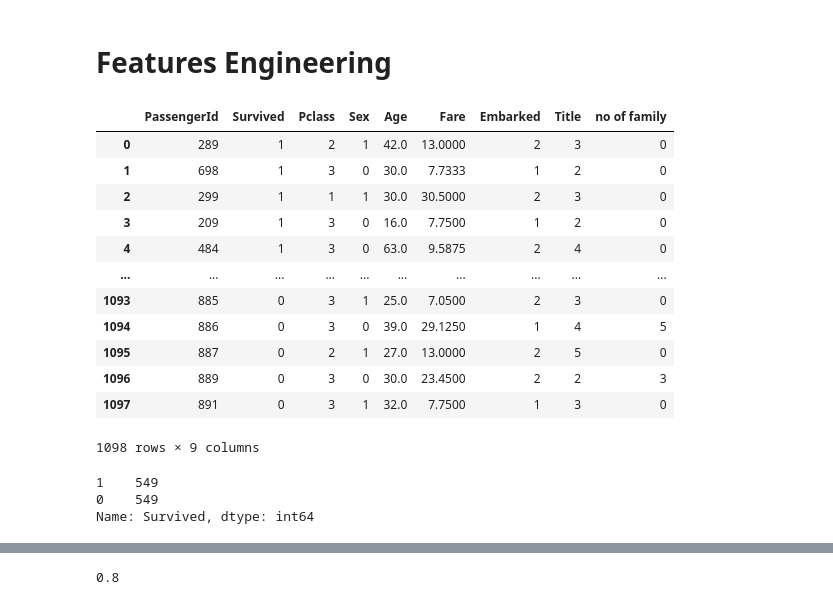
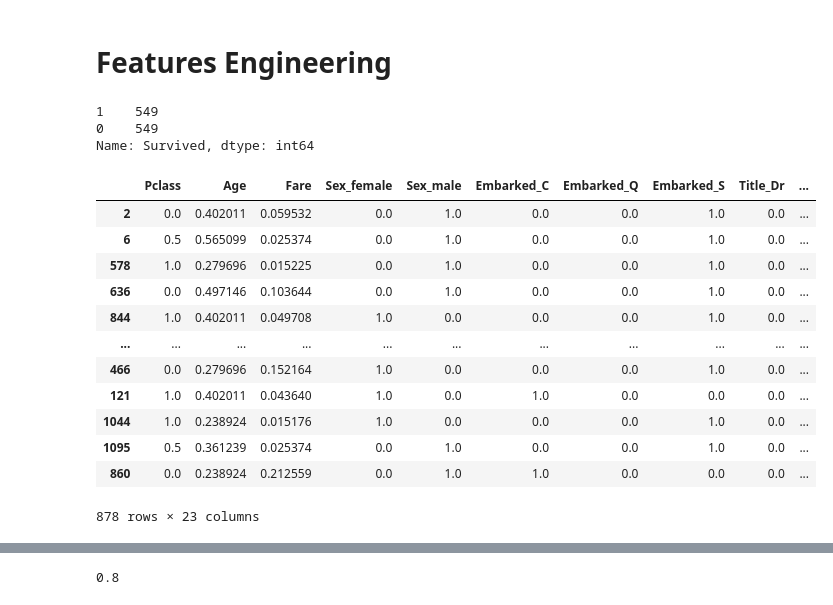
Before and after one commit to kazeemolaitanmusbau/Postgresql-Works, a Jupyter notebook: Untitled2.ipynb, the cells around one changed output, grey strips where cells are left out. Cells and saved outputs as stored; diff of their text form; code cells hidden in the pictures.

```diff
--- a/Untitled2.ipynb
+++ b/Untitled2.ipynb
@@ -321,19 +311,7 @@ train_data["Title"]=le.fit_transform(train_data.Title)
 # %%
-train_data
+train_data=pd.get_dummies(data=train_data, columns=['Sex', "Embarked", "Title", "no of family"])
-# %% [output]
-|  | PassengerId | Survived | Pclass | Sex | Age | Fare | Embarked | Title | no of family |
-| 0 | 289 | 1 | 2 | 1 | 42.0 | 13.0000 | 2 | 3 | 0 |
-| 1 | 698 | 1 | 3 | 0 | 30.0 | 7.7333 | 1 | 2 | 0 |
-| 2 | 299 | 1 | 1 | 1 | 30.0 | 30.5000 | 2 | 3 | 0 |
-| 3 | 209 | 1 | 3 | 0 | 16.0 | 7.7500 | 1 | 2 | 0 |
-| 4 | 484 | 1 | 3 | 0 | 63.0 | 9.5875 | 2 | 4 | 0 |
-| ... | ... | ... | ... | ... | ... | ... | ... | ... | ... |
-| 1093 | 885 | 0 | 3 | 1 | 25.0 | 7.0500 | 2 | 3 | 0 |
-| 1094 | 886 | 0 | 3 | 0 | 39.0 | 29.1250 | 1 | 4 | 5 |
-| 1095 | 887 | 0 | 2 | 1 | 27.0 | 13.0000 | 2 | 5 | 0 |
-| 1096 | 889 | 0 | 3 | 0 | 30.0 | 23.4500 | 2 | 2 | 3 |
-| 1097 | 891 | 0 | 3 | 1 | 32.0 | 7.7500 | 1 | 3 | 0 |
-1098 rows × 9 columns
+# %%
+PassengerId=train_data.pop("PassengerId")
 # %%
 #train_2=pd.get_dummies(train_data, columns=["Embarked", "Title", "Sex"])
 #test_2=pd.get_dummies(test_2, columns=["Embarked", "Title", "Sex"])
@@ -356,4 +334,25 @@ X_=X.drop(columns=["PassengerId"])
 # X_ = mm.fit_transform(X_)
 # %%
 from sklearn.model_selection import train_test_split
-x_train, x_val, y_train, y_val = train_test_split(X_, y, test_size=0.2, random_state=42)
+x_train, x_val, y_train, y_val = train_test_split(X, y, test_size=0.2, random_state=42)
+# %%
+max_ = x_train.max(axis=0)
+min_ = x_train.min(axis=0)
+x_train = (x_train - min_) / (max_ - min_)
+x_val = (x_val - min_) / (max_ - min_)
+# %%
+x_train
+# %% [output]
+|  | Pclass | Age | Fare | Sex_female | Sex_male | Embarked_C | Embarked_Q | Embarked_S | Title_Dr | ... |
+| 2 | 0.0 | 0.402011 | 0.059532 | 0.0 | 1.0 | 0.0 | 0.0 | 1.0 | 0.0 | ... |
+| 6 | 0.5 | 0.565099 | 0.025374 | 0.0 | 1.0 | 0.0 | 0.0 | 1.0 | 0.0 | ... |
+| 578 | 1.0 | 0.279696 | 0.015225 | 0.0 | 1.0 | 0.0 | 0.0 | 1.0 | 0.0 | ... |
+| 636 | 0.0 | 0.497146 | 0.103644 | 0.0 | 1.0 | 0.0 | 0.0 | 1.0 | 0.0 | ... |
+| 844 | 1.0 | 0.402011 | 0.049708 | 1.0 | 0.0 | 0.0 | 0.0 | 1.0 | 0.0 | ... |
+| ... | ... | ... | ... | ... | ... | ... | ... | ... | ... | ... |
+| 466 | 0.0 | 0.279696 | 0.152164 | 1.0 | 0.0 | 0.0 | 0.0 | 1.0 | 0.0 | ... |
+| 121 | 1.0 | 0.402011 | 0.043640 | 1.0 | 0.0 | 1.0 | 0.0 | 0.0 | 0.0 | ... |
+| 1044 | 1.0 | 0.238924 | 0.015176 | 1.0 | 0.0 | 0.0 | 0.0 | 1.0 | 0.0 | ... |
+| 1095 | 0.5 | 0.361239 | 0.025374 | 0.0 | 1.0 | 0.0 | 0.0 | 1.0 | 0.0 | ... |
+| 860 | 0.0 | 0.238924 | 0.212559 | 0.0 | 1.0 | 1.0 | 0.0 | 0.0 | 0.0 | ... |
+878 rows × 23 columns
```
Also changed, not shown: parts of 11 cells of this notebook.
